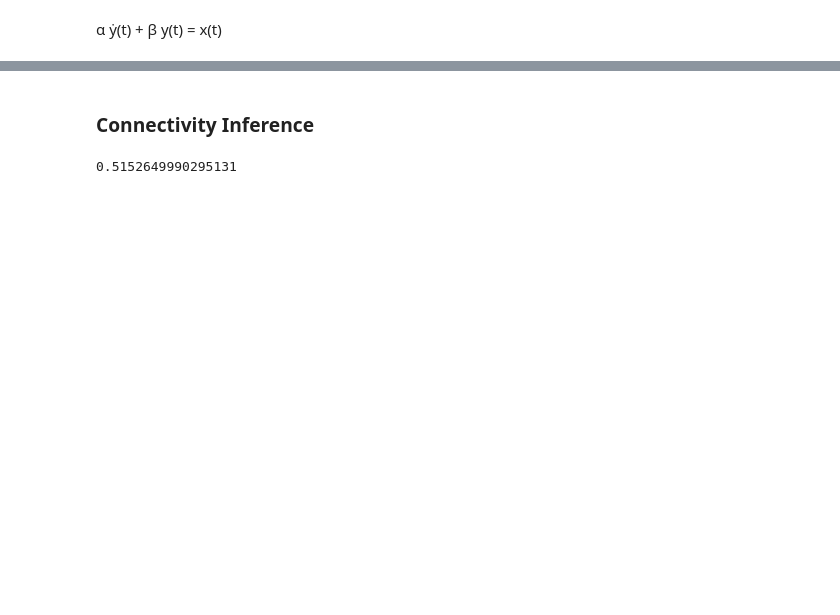
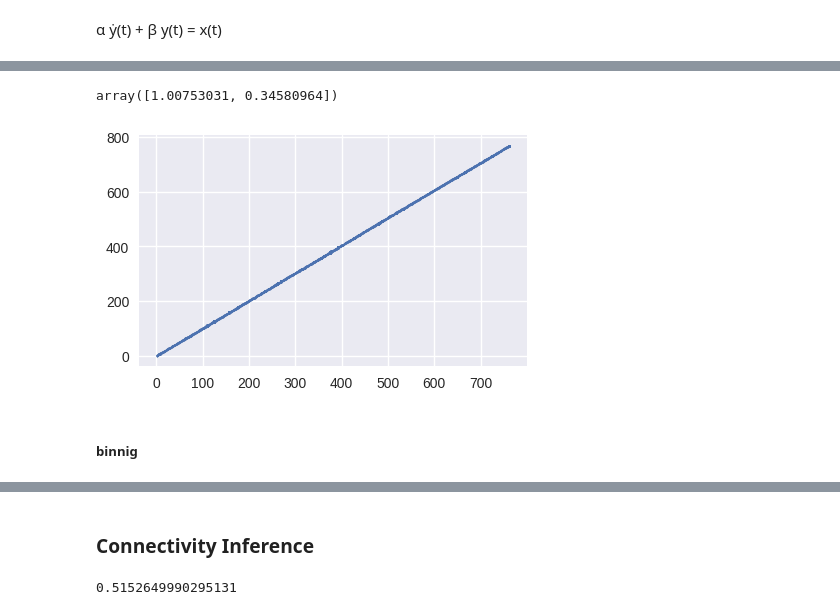
Before and after one commit to mjoudy/Calcium---AR, a Jupyter notebook: pre-processing-for-stefan.ipynb, the cells around one changed output, grey strips where cells are left out. Cells and saved outputs as stored; diff of their text form; code cells hidden in the pictures; blank space fills up the shorter version.

```diff
--- a/pre-processing-for-stefan.ipynb
+++ b/pre-processing-for-stefan.ipynb
@@ -176,0 +113,19 @@ array([[1.        , 0.55900041],
+# %%
+cum_spikes = np.cumsum(spikes[n, :])
+cum_spikes_noisy = np.cumsum(spikes_noisy[n, :])
+cum_x_ncsp = np.cumsum(x_ncsp)
+cum_x_nc = np.cumsum(x_nc)
+
+fit1 = np.polyfit(cum_spikes, cum_x_ncsp, 1)
+y = fit1[0]*cum_spikes + fit1[1]
+
+f = plt.figure(figsize=(5,3))
+ax = f.subplots()
+ax.scatter(cum_spikes, cum_x_ncsp, s=1)
+#ax.plot(cum_spikes, y)
+fit1
+# %% [output]
+array([1.00753031, 0.34580964])
+[figure, added]
+# %% [markdown]
+##### binnig
```
Also changed, not shown: parts of 28 cells of this notebook.
